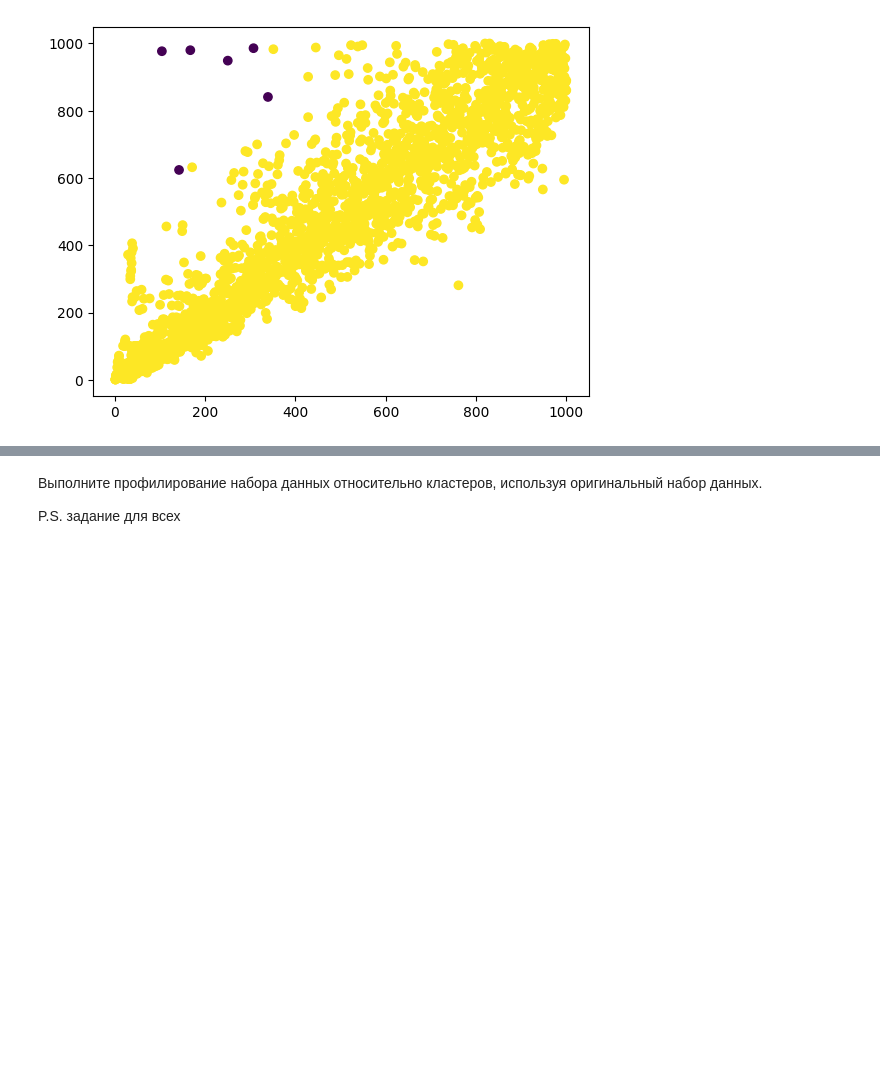
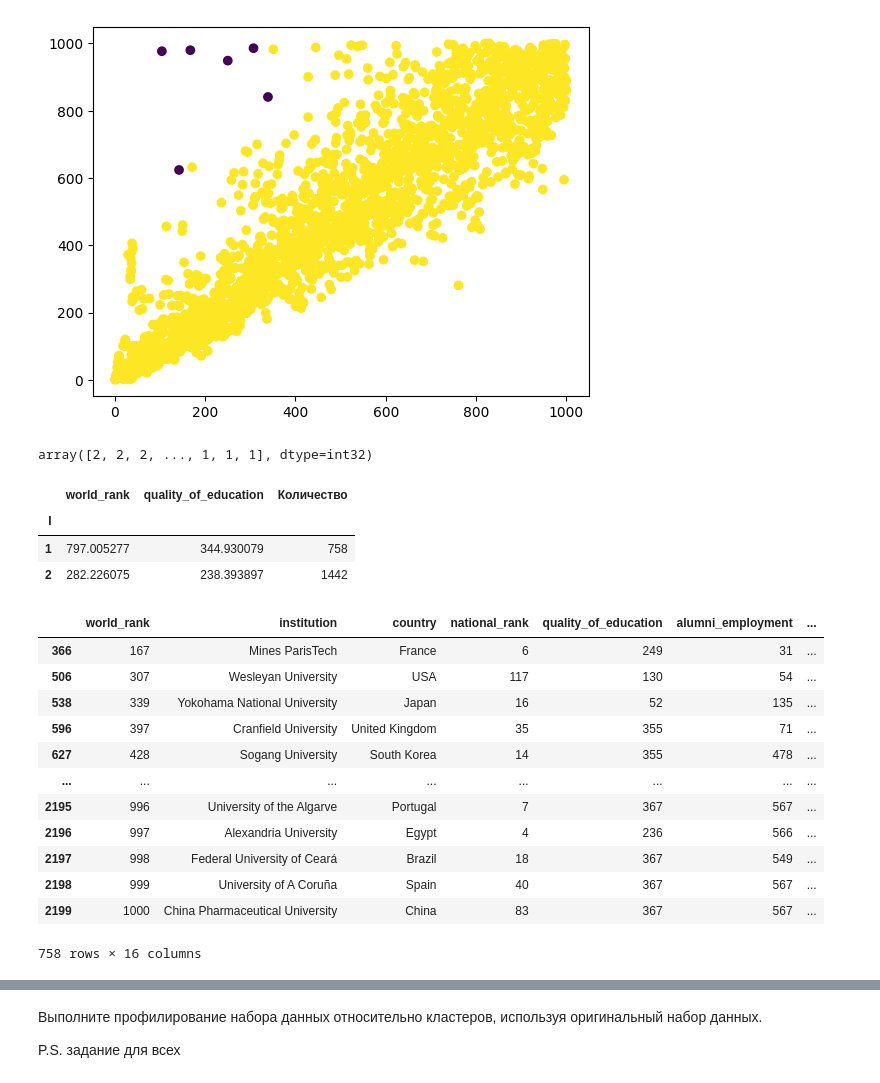
Before and after one commit to shyguuy/lab, a Jupyter notebook: lab4/Задание_4.ipynb, the cells around one changed output, grey strips where cells are left out. Saved outputs shown, nothing was run; the diff lists cells and outputs as text; code cells hidden in the pictures; blank space fills up the shorter version.

```diff
--- a/lab4/Задание_4.ipynb
+++ b/lab4/Задание_4.ipynb
@@ -303,3 +301,42 @@ plt.show()
+# %%
+# иерархическая кластеризация
+from scipy.spatial.distance import pdist
+from scipy.cluster.hierarchy import *
+
+data_dist = pdist(X, 'euclidean')
+data_linkage = linkage(data_dist, method='average')
+
+clusters=fcluster(data_linkage, nClust, criterion='maxclust')
+clusters
+# %% [output]
+array([2, 2, 2, ..., 1, 1, 1], dtype=int32)
+# %%
+# к оригинальным данным добавляем номер кластера
+df['I']=clusters
+res=df.groupby('I')[col].mean()
+res['Количество']=df.groupby('I').size().values
+res
+# %% [output]
+|  | world_rank | quality_of_education | Количество |
+| I |  |  |  |
+| 1 | 797.005277 | 344.930079 | 758 |
+| 2 | 282.226075 | 238.393897 | 1442 |
+# %%
+df[df['I']==1]
+# %% [output]
+|  | world_rank | institution | country | national_rank | quality_of_education | alumni_employment | ... |
+| 366 | 167 | Mines ParisTech | France | 6 | 249 | 31 | ... |
+| 506 | 307 | Wesleyan University | USA | 117 | 130 | 54 | ... |
+| 538 | 339 | Yokohama National University | Japan | 16 | 52 | 135 | ... |
+| 596 | 397 | Cranfield University | United Kingdom | 35 | 355 | 71 | ... |
+| 627 | 428 | Sogang University | South Korea | 14 | 355 | 478 | ... |
+| ... | ... | ... | ... | ... | ... | ... | ... |
+| 2195 | 996 | University of the Algarve | Portugal | 7 | 367 | 567 | ... |
+| 2196 | 997 | Alexandria University | Egypt | 4 | 236 | 566 | ... |
+| 2197 | 998 | Federal University of Ceará | Brazil | 18 | 367 | 549 | ... |
+| 2198 | 999 | University of A Coruña | Spain | 40 | 367 | 567 | ... |
+| 2199 | 1000 | China Pharmaceutical University | China | 83 | 367 | 567 | ... |
+758 rows × 16 columns
 # %%
 """
 Здесь визуализация кластеров иерархической кластеризации
```
Also changed, not shown: parts of 4 cells of this notebook.
